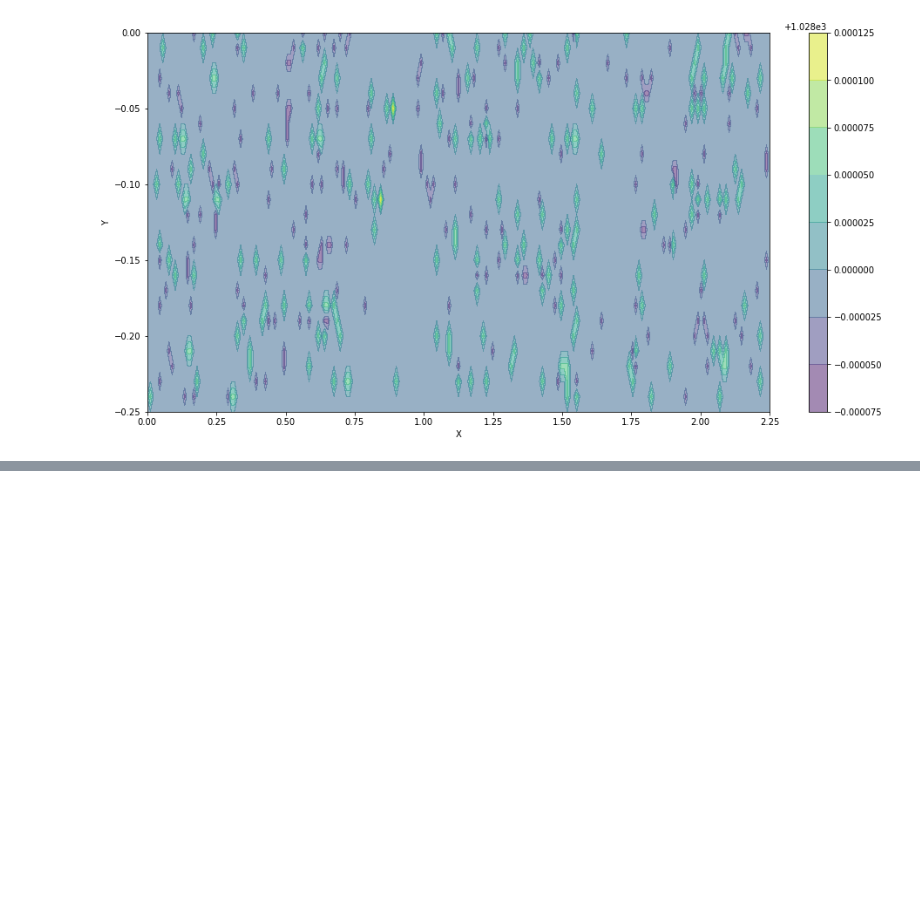
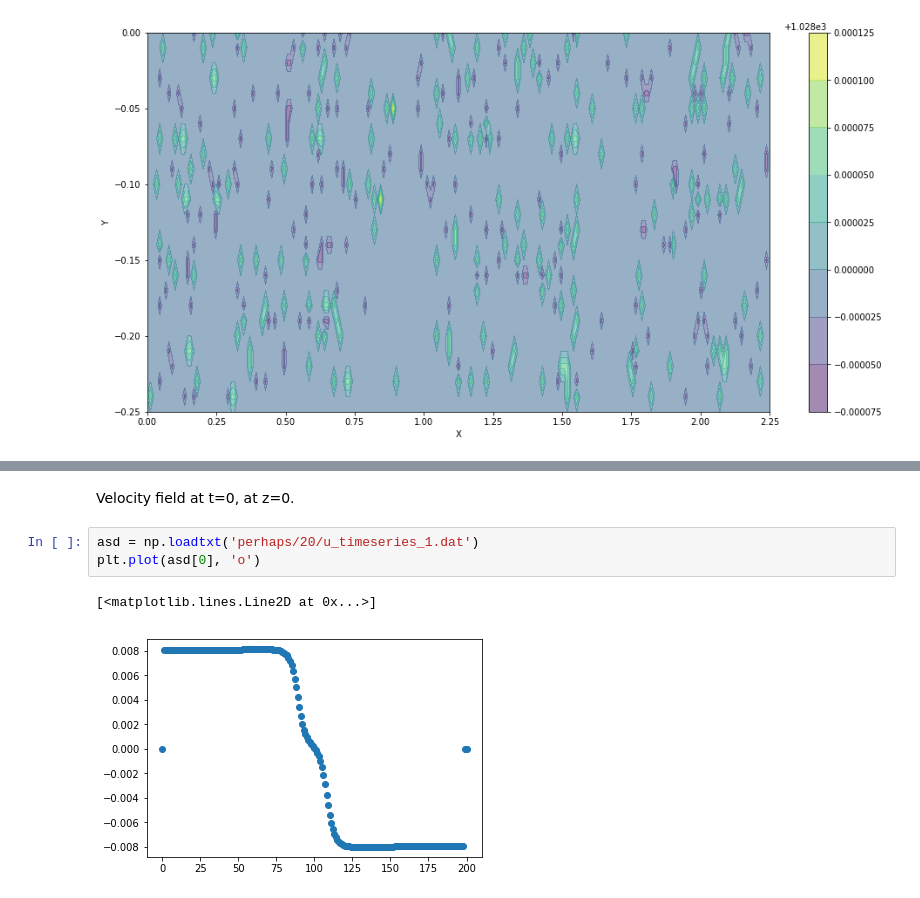
Before and after one commit to balintkaszas/Interfacial-waves, a Jupyter notebook: readout.ipynb, the cells around one changed output, grey strips where cells are left out. Drawn from its saved outputs; the diff is of its cells as text; blank space fills up the shorter version.

```diff
--- a/readout.ipynb
+++ b/readout.ipynb
@@ -368,0 +386,8 @@ x
+# %% [markdown]
+Velocity field at t=0, at z=0.
+# %%
+asd = np.loadtxt('perhaps/20/u_timeseries_1.dat')
+plt.plot(asd[0], 'o')
+# %% [output]
+[<matplotlib.lines.Line2D at 0x...>]
+[figure, added]
```
Also changed, not shown: parts of 31 cells of this notebook, 2 other files.
